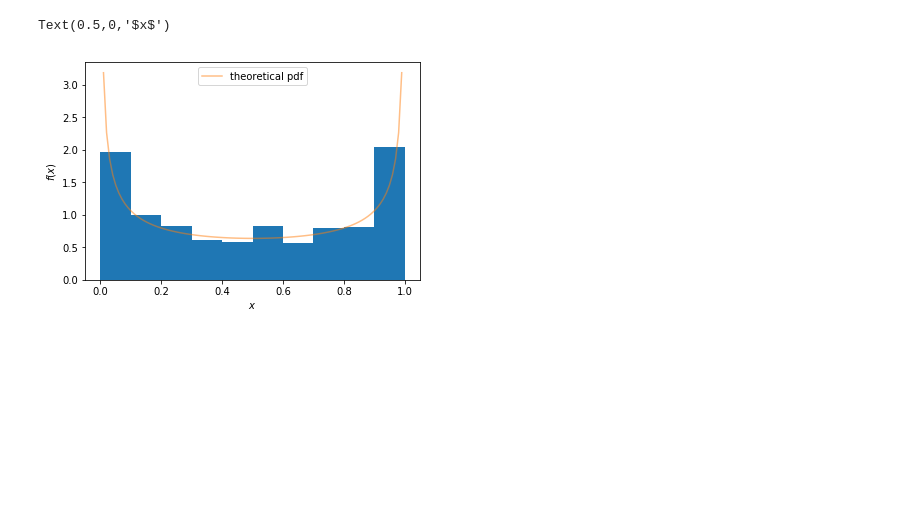
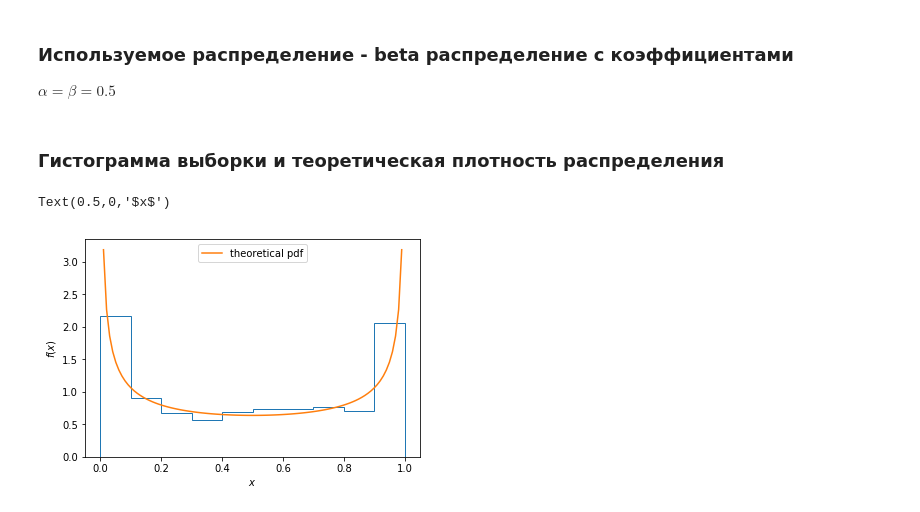
Before and after one commit to ir4y/-ml-coursera, a Jupyter notebook: task4/clt.ipynb, the cells around one changed output. Cells and saved outputs as stored; diff of their text form; code cells hidden in the pictures; blank space fills up the shorter version.

```diff
--- a/task4/clt.ipynb
+++ b/task4/clt.ipynb
@@ -9,2 +7,5 @@ beta = 0.5
 %matplotlib inline
+# %% [markdown]
+### Используемое распределение - beta распределение с коэффициентами
+$ \alpha = \beta = 0.5 $
 # %%
@@ -11,16 +14,18 @@ beta = 0.5
 beta_rv = sts.beta(alpha, beta)
 sample = beta_rv.rvs(1000)
+# %% [markdown]
+###  Гистограмма выборки и теоретическая плотность распределения
 # %%
 x = np.linspace(0,1,100)
 pdf = beta_rv.pdf(x)
-plt.hist(sample, normed=True)
-plt.plot(x, pdf, label='theoretical pdf', alpha=0.5)
+plt.hist(sample, normed=True, histtype='step')
+plt.plot(x, pdf, label='theoretical pdf')
 plt.legend()
 plt.ylabel('$f(x)$')
 plt.xlabel('$x$')
 # %% [output]
 Text(0.5,0,'$x$')
-[figure, old version]
+[figure, new version]
 # %%
 def get_distribution(n):
     def get_value():
```
Also changed, not shown: parts of 12 cells of this notebook.
